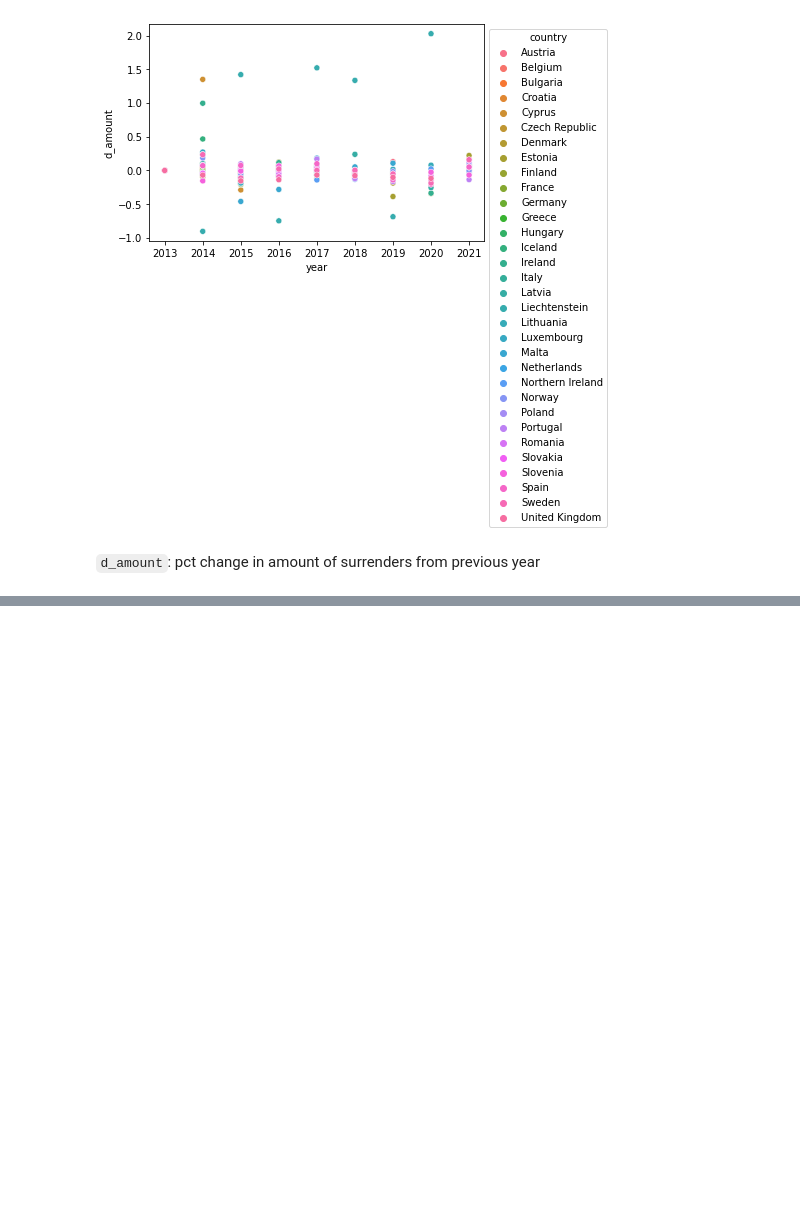
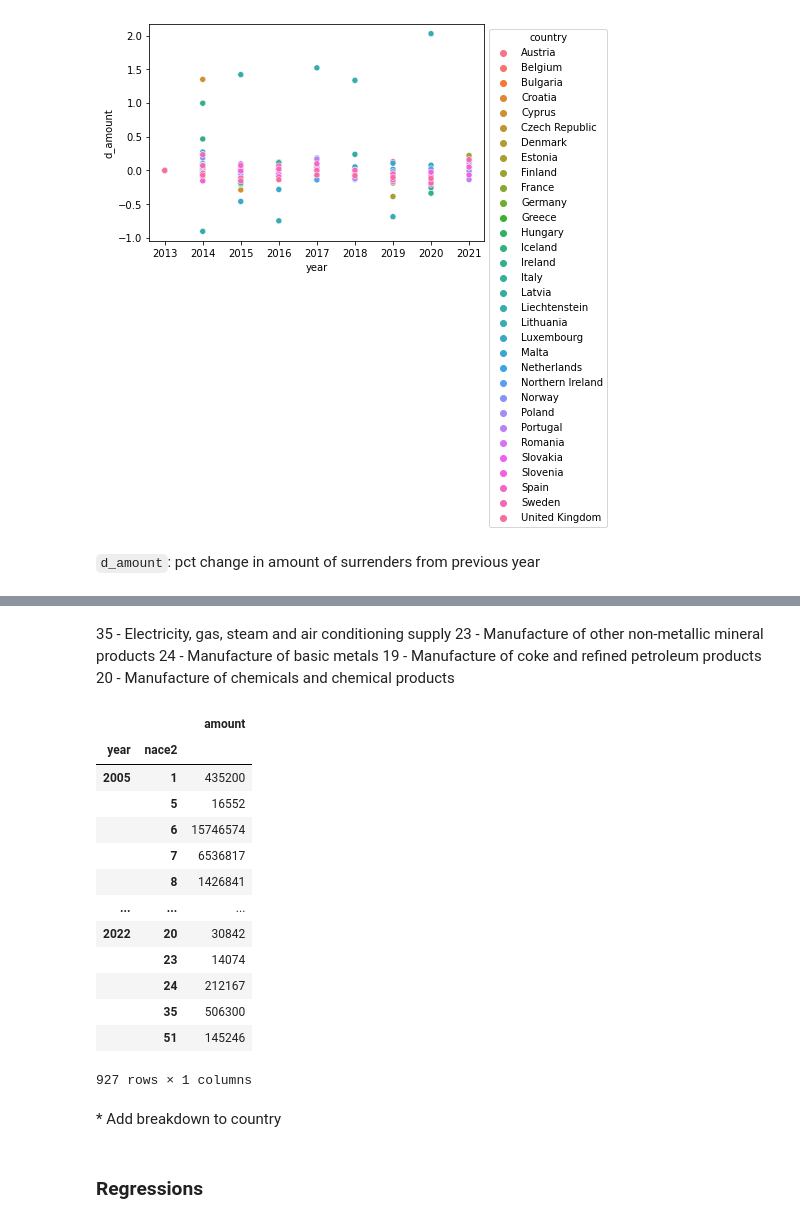
Before and after one commit to joshder/Emission-Trading, a Jupyter notebook: Code/Emissions Trading.ipynb, the cells around one changed output, grey strips where cells are left out. Saved outputs shown, nothing was run; the diff lists cells and outputs as text; code cells hidden in the pictures; blank space fills up the shorter version.

Commit message:
Week of October 31 - Add: surrenders by nace2 sectors, surrenders by nace2 sector by year, initial regressions of surrenders on sector, year, country

```diff
--- a/Code/Emissions Trading.ipynb
+++ b/Code/Emissions Trading.ipynb
@@ -524,0 +560,29 @@ Most notable: missing NACE, missing coordinates (google)
+# %% [markdown]
+35 - Electricity, gas, steam and air conditioning supply
+23 - Manufacture of other non-metallic mineral products
+24 - Manufacture of basic metals
+19 - Manufacture of coke and refined petroleum products
+20 - Manufacture of chemicals and chemical products
+# %%
+surrender_by_year_sector = surrender[['amount', 'year', 'nace2']].groupby(['year', 'nace2']).sum()
+# %%
+surrender_by_year_sector
+# %% [output]
+|  |  | amount |
+| year | nace2 |  |
+| 2005 | 1 | 435200 |
+|  | 5 | 16552 |
+|  | 6 | 15746574 |
+|  | 7 | 6536817 |
+|  | 8 | 1426841 |
+| ... | ... | ... |
+| 2022 | 20 | 30842 |
+|  | 23 | 14074 |
+|  | 24 | 212167 |
+|  | 35 | 506300 |
+|  | 51 | 145246 |
+927 rows × 1 columns
+# %% [markdown]
+\* Add breakdown to country
+# %% [markdown]
+### Regressions
```
Also changed, not shown: parts of 42 cells of this notebook.
